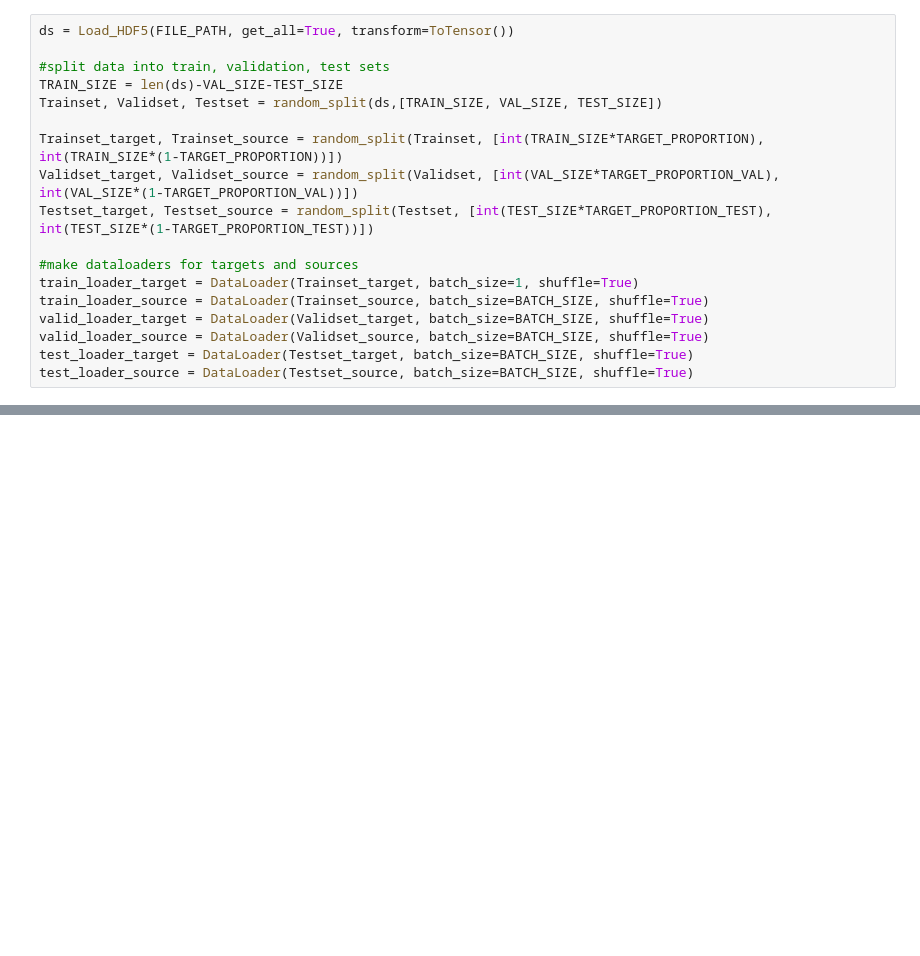
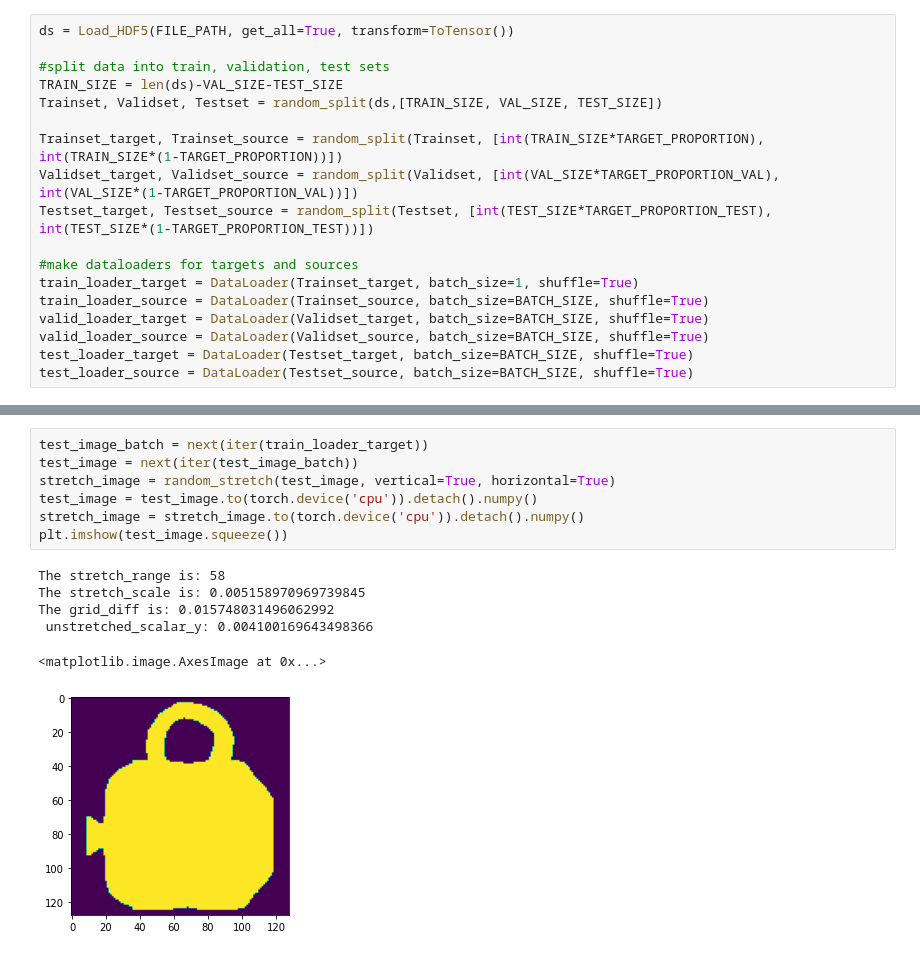
Before and after one commit to hywkim-private/ALIGNet, a Jupyter notebook: ALIGNet.ipynb, the cells around one changed output, grey strips where cells are left out. Saved outputs shown, nothing was run; the diff lists cells and outputs as text; blank space fills up the shorter version.

```diff
--- a/ALIGNet.ipynb
+++ b/ALIGNet.ipynb
@@ -174,0 +356,14 @@ def mask_target_2d(mask_size, stride, target_size, target_image):
+# %%
+test_image_batch = next(iter(train_loader_target))
+test_image = next(iter(test_image_batch))
+stretch_image = random_stretch(test_image, vertical=True, horizontal=True)
+test_image = test_image.to(torch.device('cpu')).detach().numpy()
+stretch_image = stretch_image.to(torch.device('cpu')).detach().numpy()
+plt.imshow(test_image.squeeze())
+# %% [output]
+The stretch_range is: 58
+The stretch_scale is: 0.005158970969739845
+The grid_diff is: 0.015748031496062992
+ unstretched_scalar_y: 0.004100169643498366
+<matplotlib.image.AxesImage at 0x...>
+[figure, added]
```
Also changed, not shown: parts of 24 cells of this notebook.
